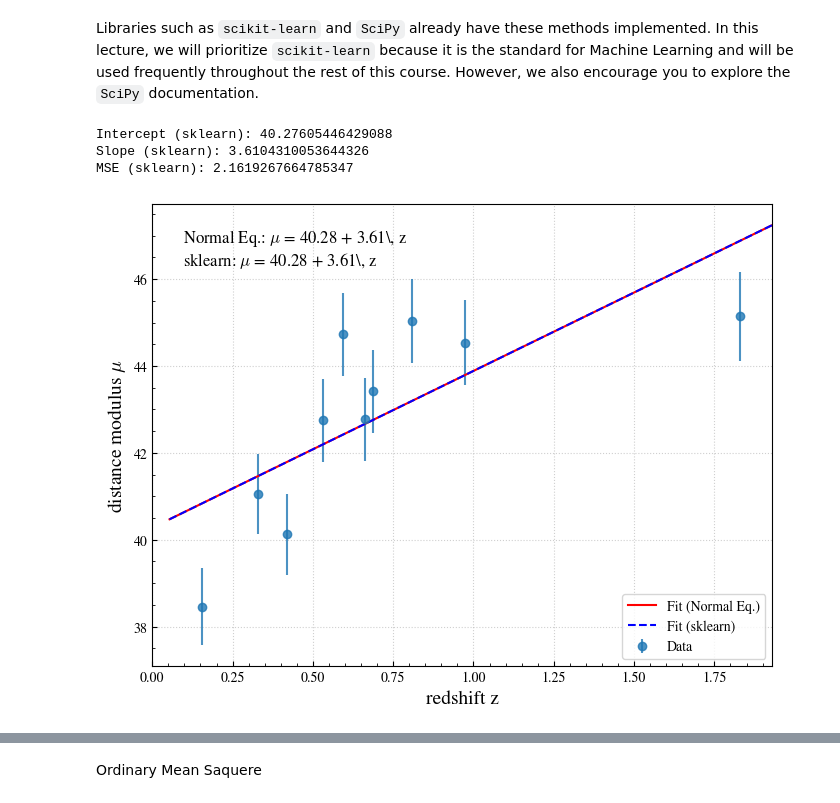
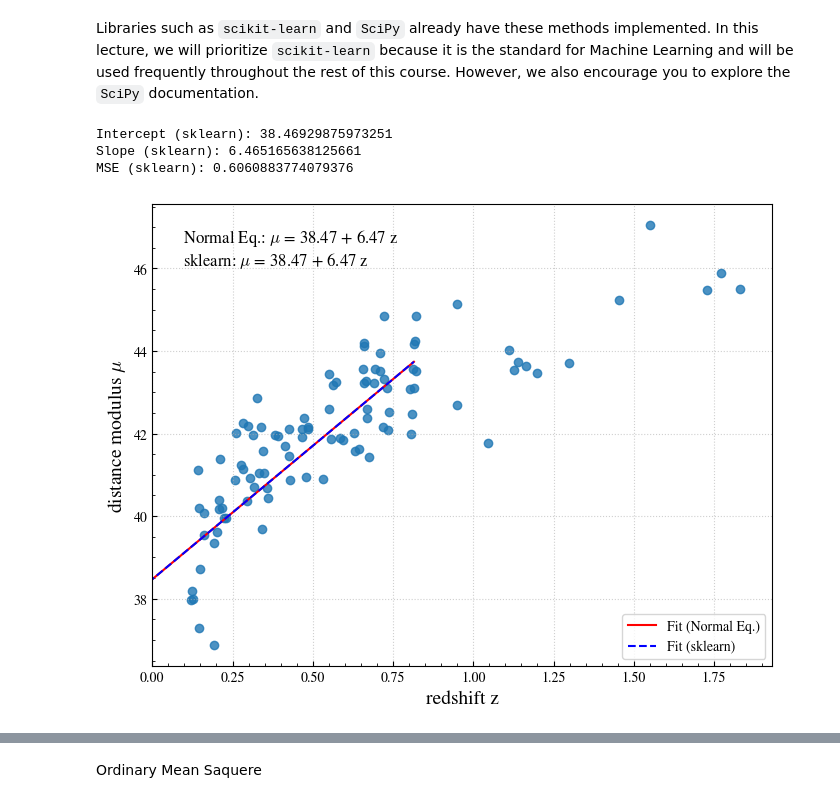
Before and after one commit to jurados/AS4501_Astroinformatic, a Jupyter notebook: Auxiliar/AUX1_LinearRegression.ipynb, the cells around one changed output, grey strips where cells are left out. Cells and saved outputs as stored; diff of their text form; code cells hidden in the pictures.

```diff
--- a/Auxiliar/AUX1_LinearRegression.ipynb
+++ b/Auxiliar/AUX1_LinearRegression.ipynb
@@ -53,10 +54,10 @@ where $\mu$ is the distance modulus, $z$ is the redshift, and $\theta$ s are the
 In vectorial form we have
 $$\mu = \mathbf{\theta} \mathbf{z} = \begin{pmatrix} \theta_1, \theta_0  \end{pmatrix} \cdot \begin{pmatrix} z \\ 1  \end{pmatrix}$$
 # %%
-z_sample, mu_sample, dmu_sample  = astroML.datasets.generate_mu_z(10)#, random_state=0)
+z_sample, mu_sample, _  = astroML.datasets.generate_mu_z(100)#, random_state=0)
 
 fig, ax = plt.subplots(figsize=(8, 6))
-ax.errorbar(z_sample, mu_sample, yerr=dmu_sample, fmt='o', alpha=0.8)
+ax.scatter(z_sample, mu_sample, alpha=0.8)
 ax.set_xlabel('redshift z', fontsize=14)
 ax.set_ylabel(r'distance modulus $\mu$', fontsize=14)
 plt.grid()
@@ -199,25 +184,25 @@ y_fit_sklearn = model.predict(X)
 mse_sklearn = mean_squared_error(y, y_fit_sklearn)
 print('MSE (sklearn):', mse_sklearn)
 # %% [output]
-Intercept (sklearn): 40.27605446429088
-Slope (sklearn): 3.6104310053644326
-MSE (sklearn): 2.1619267664785347
+Intercept (sklearn): 38.46929875973251
+Slope (sklearn): 6.465165638125661
+MSE (sklearn): 0.6060883774079376
 # %%
 theta_sklearn  = np.array([intercept_sklearn, slope_sklearn])
 mu_fit_sklearn = X_fit @ theta
 
 
 fig, ax = plt.subplots(figsize=(8, 6))
-ax.errorbar(z_sample, mu_sample, yerr=dmu_sample, fmt='o', alpha=0.8, label='Data')
+ax.scatter(z_sample, mu_sample, alpha=0.8)
 ax.plot(z_fit, mu_fit, color='red', label='Fit (Normal Eq.)')
 ax.plot(z_fit, mu_fit_sklearn, color='blue', linestyle='--', label='Fit (sklearn)')
 ax.set_xlabel('redshift z', fontsize=14)
 ax.set_ylabel(r'distance modulus $\mu$', fontsize=14)
 ax.text(0.05, 0.95, fr'Normal Eq.: $\mu$ = {theta[0]:.2f} + {theta[1]:.2f} z', transform=ax.transAxes, fontsize=12, verticalalignment='top')
 ax.text(0.05, 0.90, fr'sklearn: $\mu$ = {intercept_sklearn:.2f} + {slope_sklearn:.2f} z', transform=ax.transAxes, fontsize=12, verticalalignment='top')
 ax.set_xlim(0.0, z_sample.max()+0.1)
 ax.legend()
 plt.grid()
 plt.show()
 # %% [output]
-[figure, old version]
+[figure, new version]
```
Also changed, not shown: parts of 20 cells of this notebook.
